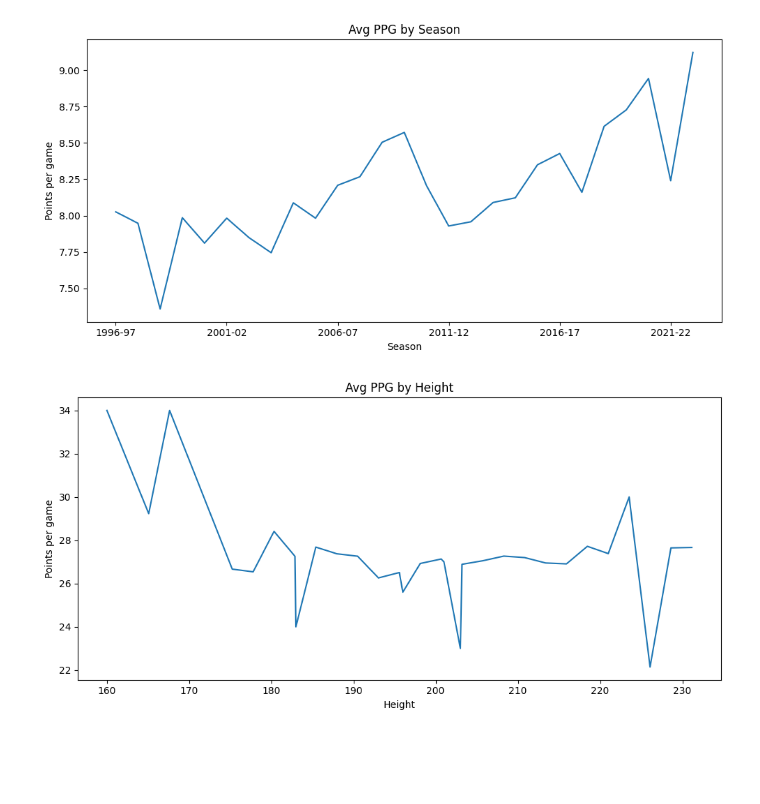
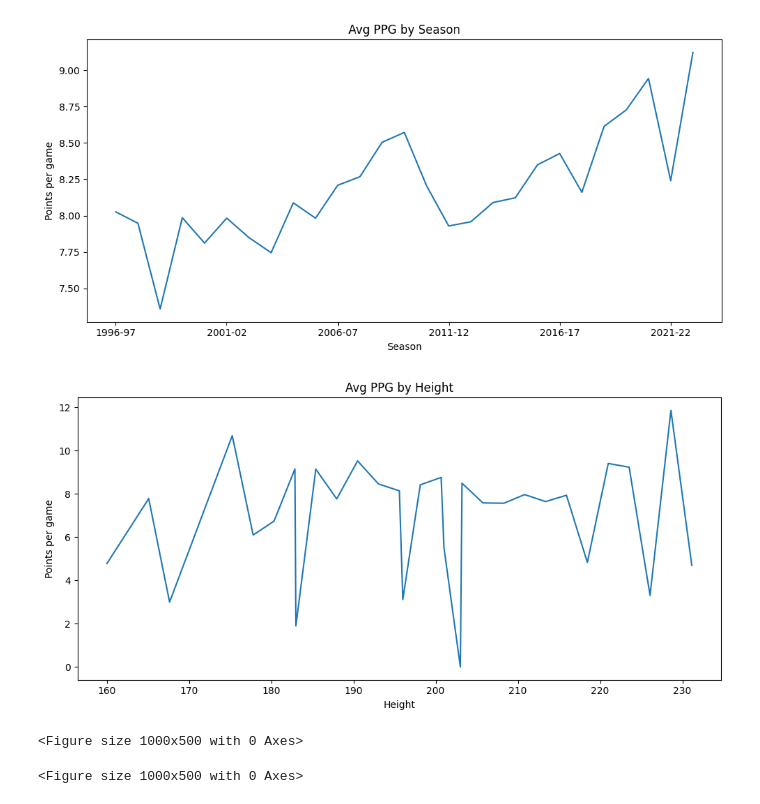
Before and after one commit to 0bsinet/NBA-Exploration, a Jupyter notebook: nba-data-analysis.ipynb, the cells around one changed output. Drawn from its saved outputs; the diff is of its cells as text; code cells hidden in the pictures; blank space fills up the shorter version.

Commit message:
Kaggle Notebook | NBA Data Analysis | Version 5

```diff
--- a/nba-data-analysis.ipynb
+++ b/nba-data-analysis.ipynb
@@ -1,12 +1,13 @@
 # %%
 # Data Analysis w/ Pandas & Matplot (maybe numpy) on NBA players Dataframe
 
-import pandas as pd # data processing, CSV file I/O (e.g. pd.read_csv)
+import pandas as pd
 import matplotlib.pyplot as plt
+import numpy as np
 
 nba = pd.read_csv("/kaggle/input/nba-players-data/all_seasons.csv")
 
-# Average ppg across every season
+# Average ppg across every season (Graph #1)
 avg_ppg_by_season = nba.groupby("season")['pts'].mean()
 
 plt.figure(figsize=(10,5))
@@ -15,16 +16,31 @@ graph1.set_xlabel('Season')
 graph1.set_ylabel('Points per game')
 plt.title("Avg PPG by Season")
 plt.tight_layout()
-
-# Average ppg by height (Graph #2)
-avg_ppg_by_height = nba.groupby("player_height")['age'].mean()
-
-plt.figure(figsize=(10,5))
-graph2 = avg_ppg_by_height.plot()
-graph2.set_xlabel('Height')
-graph2.set_ylabel('Points per game')
-plt.title("Avg PPG by Height")
-plt.tight_layout()
 # %% [output]
 [figure]
-[figure, removed]
+# %%
+# Average ppg by height (Graph #2)
+avg_ppg_by_height = nba.groupby("player_height")['pts'].mean()
+
+plt.figure(figsize=(10,5))
+graph2 = avg_ppg_by_height.plot()
+graph2.set_xlabel('Height')
+graph2.set_ylabel('Points per game')
+plt.title("Avg PPG by Height")
+plt.tight_layout()
+# %% [output]
+[figure, added]
+# %%
+# Do players with high draft picks perform better than those with lower draft picks?
+clean_draft_year = (nba.draft_year
+                    .replace("Undrafted", np.nan)
+                    .astype("float")
+                    .dropna())
+
+standardized_draft_pick = clean_draft_year.loc[clean_draft_year >= 1989] # Only want the drafts with 2 rounds & 60 total picks
+plt.figure(figsize=(10,5))
+#plt.scatter(standardized_draft_pick.draft_number, nba.pts)
+# TODO: fix standardized_draft_pick dataframe
+# %% [output]
+<Figure size 1000x500 with 0 Axes>
+<Figure size 1000x500 with 0 Axes>
```
